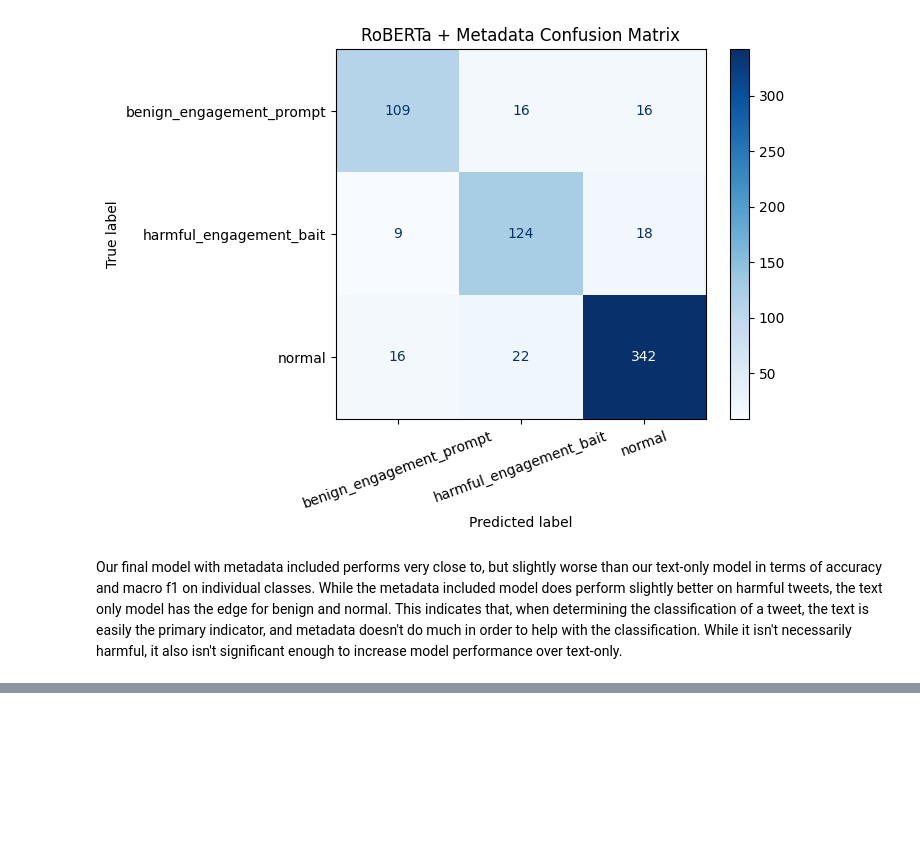
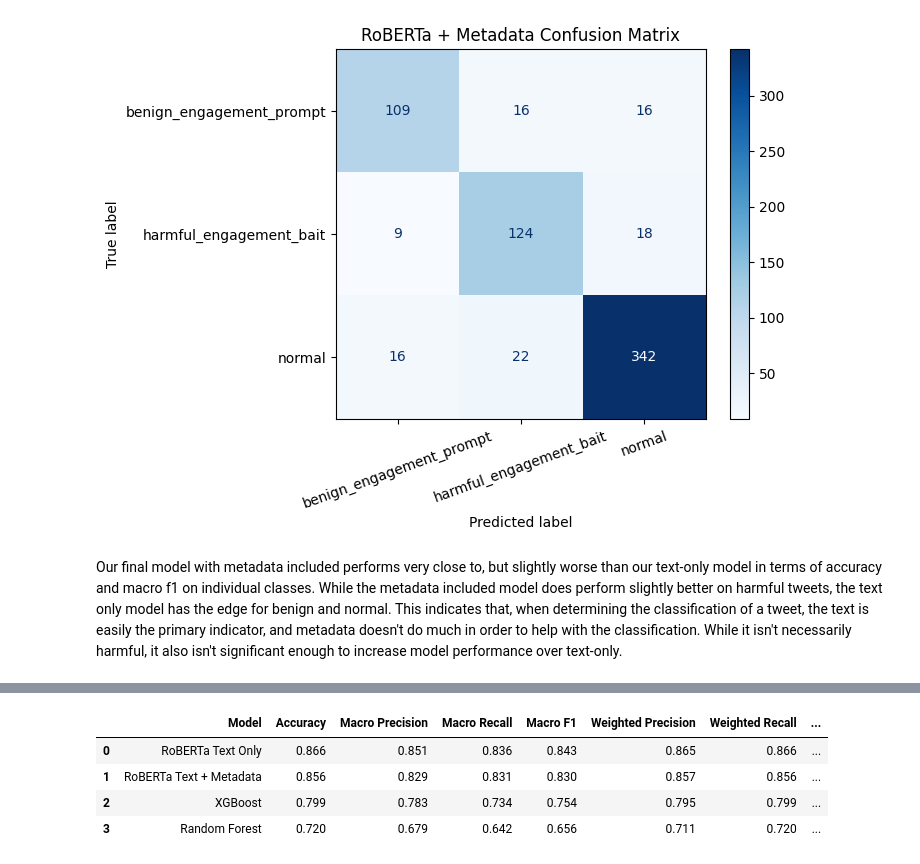
Before and after one commit to RJ-Worrall/Twitter_Engagement_Bait_Modeling, a Jupyter notebook: Twitter_Project.ipynb, the cells around one changed output, grey strips where cells are left out. Cells and saved outputs as stored; diff of their text form; code cells hidden in the pictures; blank space fills up the shorter version.

Commit message:
added visualizaiton of model comparison results

```diff
--- a/Twitter_Project.ipynb
+++ b/Twitter_Project.ipynb
@@ -2220,6 +2220,10 @@ X = model_df[[
 ]]
 Y=model_df['engagement_label']
 
+encoder = LabelEncoder()
+
+Y = encoder.fit_transform(Y)
+
 X_train, X_test, Y_train, Y_test_rf = train_test_split(
     X,
     Y,
@@ -2227,6 +2231,7 @@ X_train, X_test, Y_train, Y_test_rf = train_test_split(
     random_state=42,
     stratify=Y
 )
+
 
 param_grid_rf = {
     'n_estimators': [100, 200, 500],
@@ -3311,4 +3318,72 @@ benign_engagement_prompt       0.81      0.77      0.79       141
 Our final model with metadata included performs very close to, but slightly worse than our text-only model in terms of accuracy and macro f1 on individual classes. While the metadata included model does perform slightly better on harmful tweets, the text only model has the edge for benign and normal. This indicates that, when determining the classification of a tweet, the text is easily the primary indicator, and metadata doesn't do much in order to help with the classification. While it isn't necessarily harmful, it also isn't significant enough to increase model performance over text-only.
 # %%
 # Final Comparison Table
+def model_summary(model_name, y_true, y_pred):
+    report = classification_report(
+        y_true,
+        y_pred,
+        output_dict=True,
+        zero_division=0
+    )
+
+    return {
+        "Model": model_name,
+        "Accuracy": accuracy_score(y_true, y_pred),
+        "Macro Precision": report["macro avg"]["precision"],
+        "Macro Recall": report["macro avg"]["recall"],
+        "Macro F1": report["macro avg"]["f1-score"],
+        "Weighted Precision": report["weighted avg"]["precision"],
+        "Weighted Recall": report["weighted avg"]["recall"],
+        "Weighted F1": report["weighted avg"]["f1-score"]
+    }
+
+import numpy as np
+
+# Hugging Face Trainer.predict() output
+predictions_rb_labels = np.argmax(
+    predictions_rb.predictions,
+    axis=1
+)
+
+predictions_rb_meta_labels = np.argmax(
+    prediction_rb_meta.predictions,
+    axis=1
+)
+
+print(predictions_rb_labels.shape)
+print(predictions_rb_meta_labels.shape)
+
+comparison_table = pd.DataFrame([
+    model_summary(
+        "Random Forest",
+        Y_test_rf,
+        predictions_rf
+    ),
+
+    model_summary(
+        "XGBoost",
+        Y_test_xgb,
+        predictions_xgb
+    ),
+
+    model_summary(
+        "RoBERTa Text Only",
+        Y_test_rb,
+        predictions_rb_labels
+    ),
+
+    model_summary(
+        "RoBERTa Text + Metadata",
+        Y_test_rb_meta,
+        predictions_rb_meta_labels
+    )
+])
+
+comparison_table = (
+    comparison_table
+    .sort_values("Macro F1", ascending=False)
+    .reset_index(drop=True)
+)
+
+display(comparison_table.round(3))
 # %% [output]
@@ -3315,0 +3392,5 @@ AttributeError: 'str' object has no attribute 'data'
+|  | Model | Accuracy | Macro Precision | Macro Recall | Macro F1 | Weighted Precision | Weighted Recall | ... |
+| 0 | RoBERTa Text Only | 0.866 | 0.851 | 0.836 | 0.843 | 0.865 | 0.866 | ... |
+| 1 | RoBERTa Text + Metadata | 0.856 | 0.829 | 0.831 | 0.830 | 0.857 | 0.856 | ... |
+| 2 | XGBoost | 0.799 | 0.783 | 0.734 | 0.754 | 0.795 | 0.799 | ... |
+| 3 | Random Forest | 0.720 | 0.679 | 0.642 | 0.656 | 0.711 | 0.720 | ... |
```
Also changed, not shown: parts of 10 cells of this notebook.
